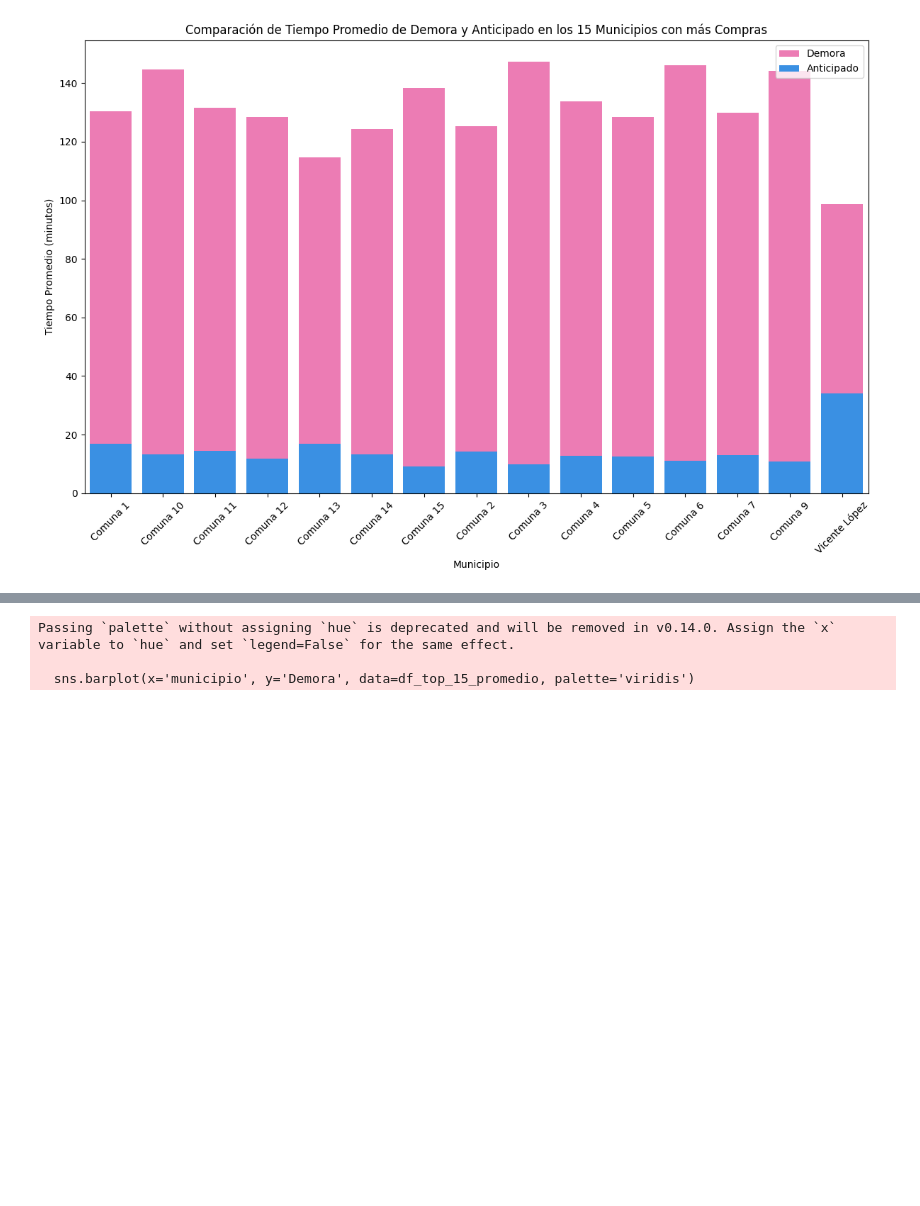
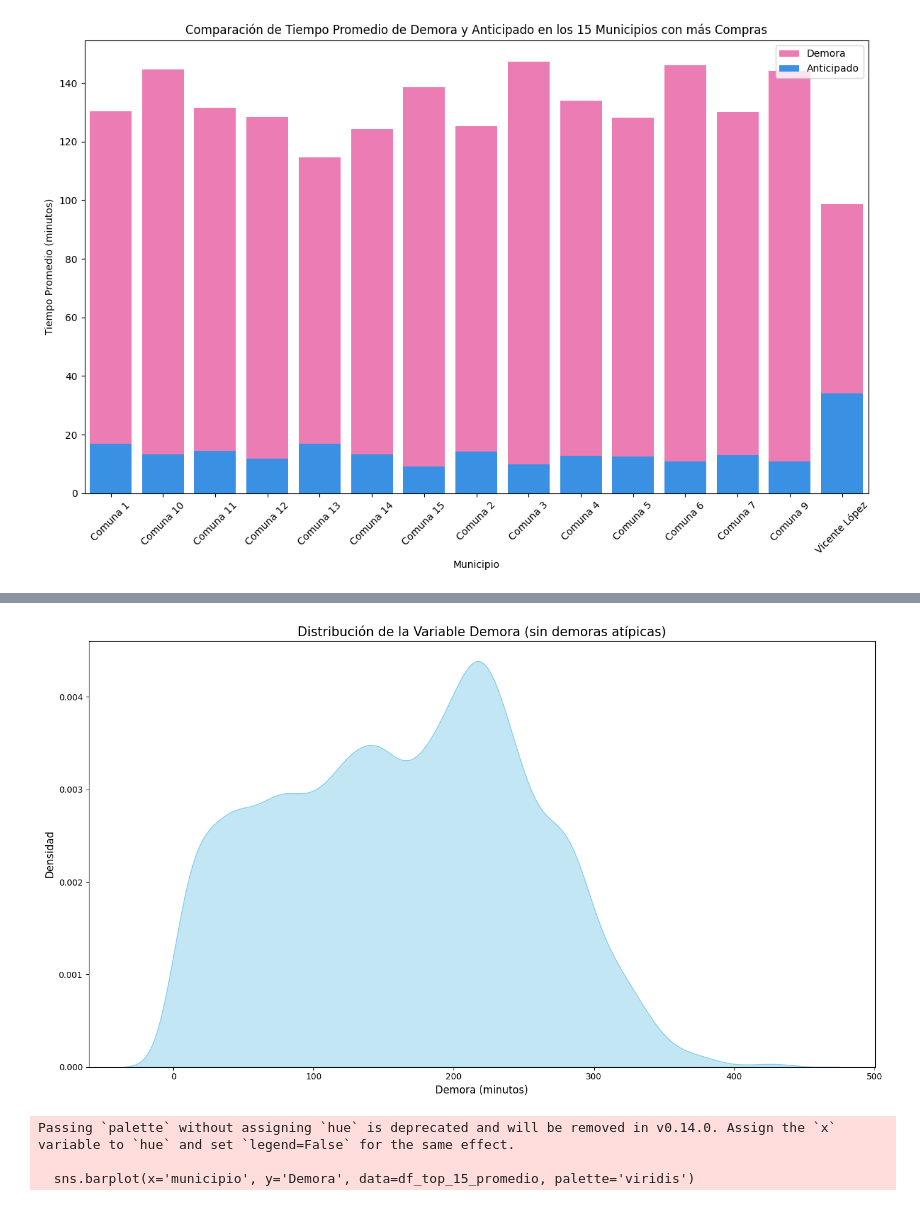
Before and after one commit to Maximo-Verdondoni/DesafioiFlow, a Jupyter notebook: Analisis2.ipynb, the cells around one changed output, grey strips where cells are left out. Cells and saved outputs as stored; diff of their text form; code cells hidden in the pictures; blank space fills up the shorter version.

```diff
--- a/Analisis2.ipynb
+++ b/Analisis2.ipynb
@@ -140,3 +170,31 @@ The palette list has fewer values (10) than needed (30) and will cycle, which ma
+# %%
+# Calcular el primer y tercer cuartil
+Q1 = df_filtrado['Demora'].quantile(0.25)
+Q3 = df_filtrado['Demora'].quantile(0.75)
+IQR = Q3 - Q1
+
+# Calcular los límites para identificar outliers
+limite_inferior = Q1 - 1.5 * IQR
+limite_superior = Q3 + 1.5 * IQR
+
+# Filtrar los datos para excluir las demoras atípicas
+df_filtrado_sin_outliers = df_filtrado[(df_filtrado['Demora'] >= limite_inferior) & (df_filtrado['Demora'] <= limite_superior)]
+
+
+# Crear el diagrama de densidad sin demoras atípicas
+plt.figure(figsize=(14, 8))
+sns.kdeplot(df_filtrado_sin_outliers['Demora'], fill=True, color='skyblue', alpha=0.5)
+
+# Añadir etiquetas y título
+plt.xlabel('Demora (minutos)', fontsize=12)
+plt.ylabel('Densidad', fontsize=12)
+plt.title('Distribución de la Variable Demora (sin demoras atípicas)', fontsize=15)
+
+# Mejorar el espaciado del gráfico
+plt.tight_layout()
+plt.show()
+# %% [output]
+[figure, added]
 # %%
 # Filtrar los datos para excluir las filas donde 'Demora' es igual a 0
 df_filtrado = df[df['Demora'] != 0]
```
Also changed, not shown: parts of 5 cells of this notebook.
